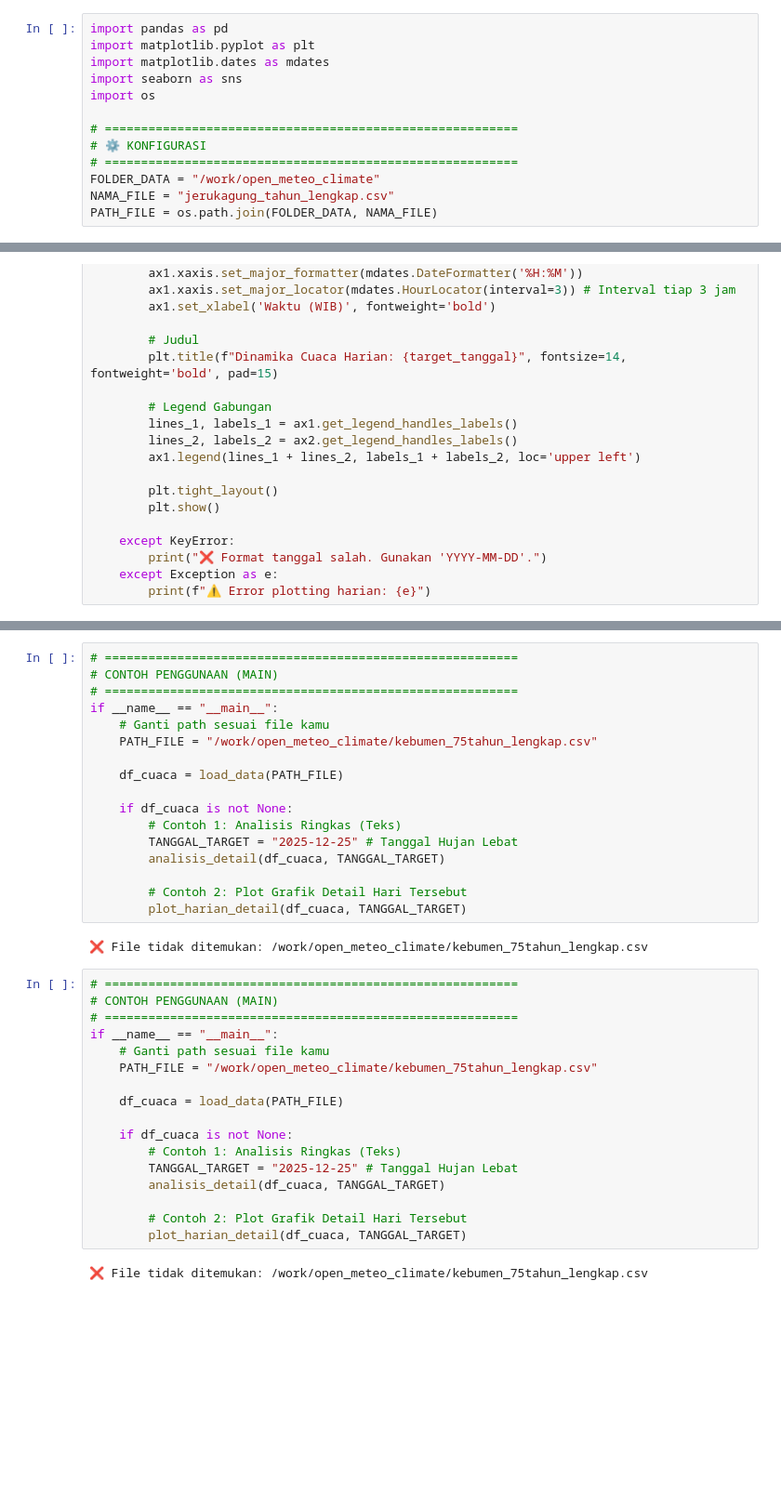
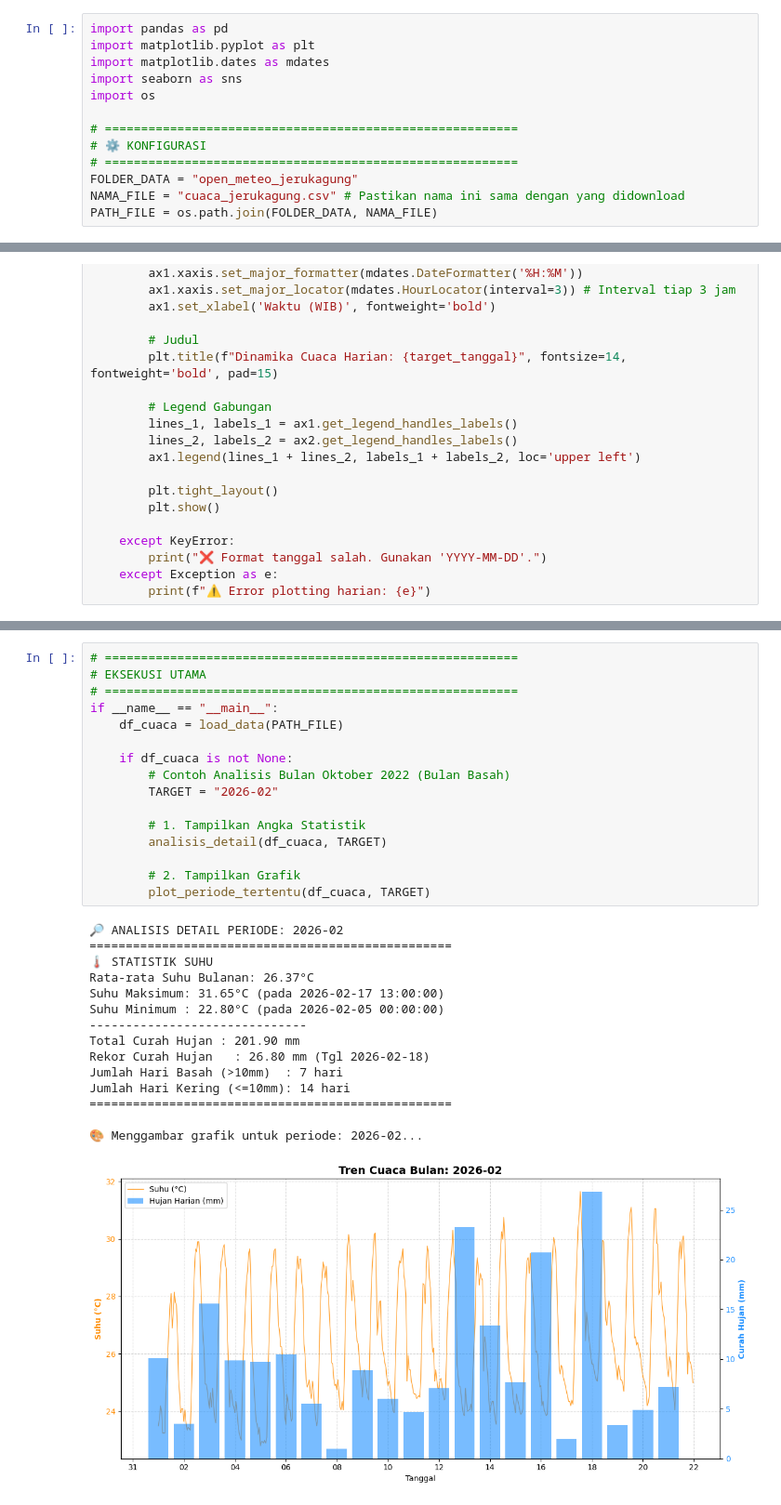
Before and after one commit to evanalif113/Catatan_Meteorologi, a Jupyter notebook: Analisis_Meteorologi/Open Meteo Analytic.ipynb, the cells around one changed output, grey strips where cells are left out. Shown at 93% size. Cells and saved outputs as stored; diff of their text form; blank space fills up the shorter version.

```diff
--- a/Analisis_Meteorologi/Open Meteo Analytic.ipynb
+++ b/Analisis_Meteorologi/Open Meteo Analytic.ipynb
@@ -8,8 +8,8 @@ import os
 # =========================================================
 # ⚙️ KONFIGURASI
 # =========================================================
-FOLDER_DATA = "/work/open_meteo_climate"
-NAMA_FILE = "jerukagung_tahun_lengkap.csv"
+FOLDER_DATA = "open_meteo_jerukagung"
+NAMA_FILE = "cuaca_jerukagung.csv" # Pastikan nama ini sama dengan yang didownload
 PATH_FILE = os.path.join(FOLDER_DATA, NAMA_FILE)
 # %%
 # =========================================================
@@ -278,38 +292,32 @@ if __name__ == "__main__":
-# %%
-# =========================================================
-# CONTOH PENGGUNAAN (MAIN)
-# =========================================================
-if __name__ == "__main__":
-    # Ganti path sesuai file kamu
-    PATH_FILE = "/work/open_meteo_climate/kebumen_75tahun_lengkap.csv"
-
-    df_cuaca = load_data(PATH_FILE)
-
-    if df_cuaca is not None:
-        # Contoh 1: Analisis Ringkas (Teks)
-        TANGGAL_TARGET = "2025-12-25" # Tanggal Hujan Lebat
-        analisis_detail(df_cuaca, TANGGAL_TARGET)
-
-        # Contoh 2: Plot Grafik Detail Hari Tersebut
-        plot_harian_detail(df_cuaca, TANGGAL_TARGET)
-# %% [output]
-❌ File tidak ditemukan: /work/open_meteo_climate/kebumen_75tahun_lengkap.csv
-# %%
-# =========================================================
-# CONTOH PENGGUNAAN (MAIN)
-# =========================================================
-if __name__ == "__main__":
-    # Ganti path sesuai file kamu
-    PATH_FILE = "/work/open_meteo_climate/kebumen_75tahun_lengkap.csv"
-
-    df_cuaca = load_data(PATH_FILE)
-
-    if df_cuaca is not None:
-        # Contoh 1: Analisis Ringkas (Teks)
-        TANGGAL_TARGET = "2025-12-25" # Tanggal Hujan Lebat
-        analisis_detail(df_cuaca, TANGGAL_TARGET)
-
-        # Contoh 2: Plot Grafik Detail Hari Tersebut
-        plot_harian_detail(df_cuaca, TANGGAL_TARGET)
-# %% [output]
-❌ File tidak ditemukan: /work/open_meteo_climate/kebumen_75tahun_lengkap.csv
+# %%
+# =========================================================
+# EKSEKUSI UTAMA
+# =========================================================
+if __name__ == "__main__":
+    df_cuaca = load_data(PATH_FILE)
+
+    if df_cuaca is not None:
+        # Contoh Analisis Bulan Oktober 2022 (Bulan Basah)
+        TARGET = "2026-02"
+
+        # 1. Tampilkan Angka Statistik
+        analisis_detail(df_cuaca, TARGET)
+
+        # 2. Tampilkan Grafik
+        plot_periode_tertentu(df_cuaca, TARGET)
+# %% [output]
+🔎 ANALISIS DETAIL PERIODE: 2026-02
+==================================================
+🌡️ STATISTIK SUHU
+Rata-rata Suhu Bulanan: 26.37°C
+Suhu Maksimum: 31.65°C (pada 2026-02-17 13:00:00)
+Suhu Minimum : 22.80°C (pada 2026-02-05 00:00:00)
+------------------------------
+Total Curah Hujan : 201.90 mm
+Rekor Curah Hujan   : 26.80 mm (Tgl 2026-02-18)
+Jumlah Hari Basah (>10mm)  : 7 hari
+Jumlah Hari Kering (<=10mm): 14 hari
+==================================================
+
+🎨 Menggambar grafik untuk periode: 2026-02...
+[figure, added]
```
Also changed, not shown: parts of 1 cell of this notebook, 4 other files.
